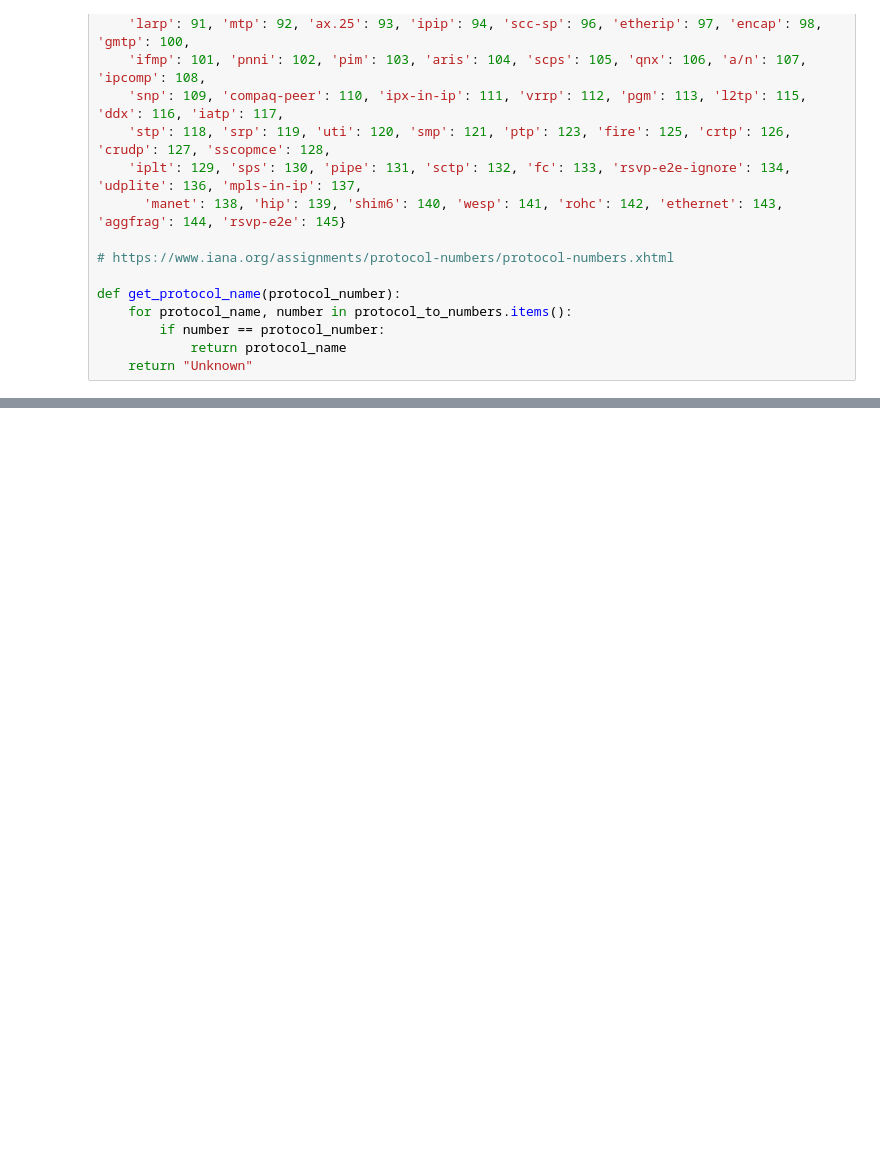
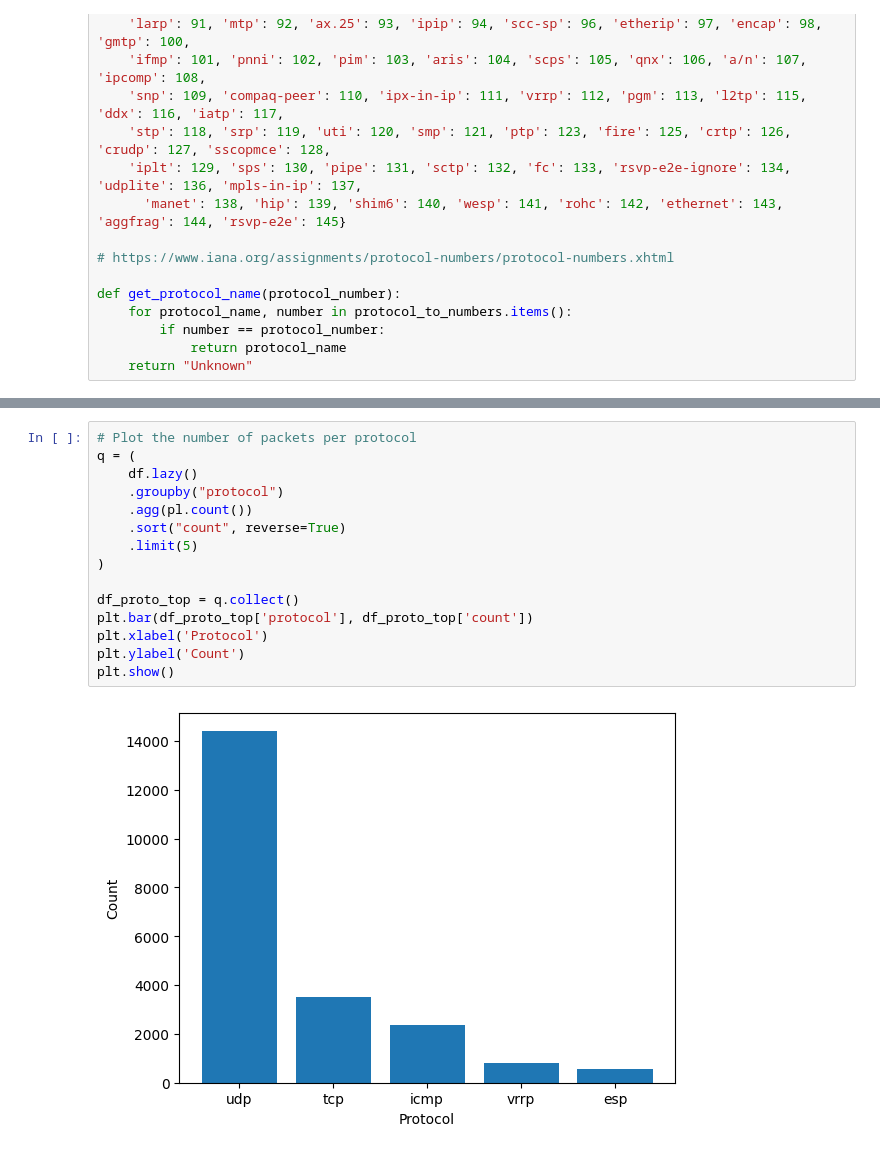
Before and after one commit to whit3rabbit/pcap-to-pandas, a Jupyter notebook: pcap-to-polars.ipynb, the cells around one changed output, grey strips where cells are left out. Saved outputs shown, nothing was run; the diff lists cells and outputs as text; blank space fills up the shorter version.

```diff
--- a/pcap-to-polars.ipynb
+++ b/pcap-to-polars.ipynb
@@ -164,0 +200,17 @@ df.head(5)
+# %%
+# Plot the number of packets per protocol
+q = (
+    df.lazy()
+    .groupby("protocol")
+    .agg(pl.count())
+    .sort("count", reverse=True)
+    .limit(5)
+)
+
+df_proto_top = q.collect()
+plt.bar(df_proto_top['protocol'], df_proto_top['count'])
+plt.xlabel('Protocol')
+plt.ylabel('Count')
+plt.show()
+# %% [output]
+[figure, added]
```
Also changed, not shown: parts of 7 cells of this notebook, 1 other file.
